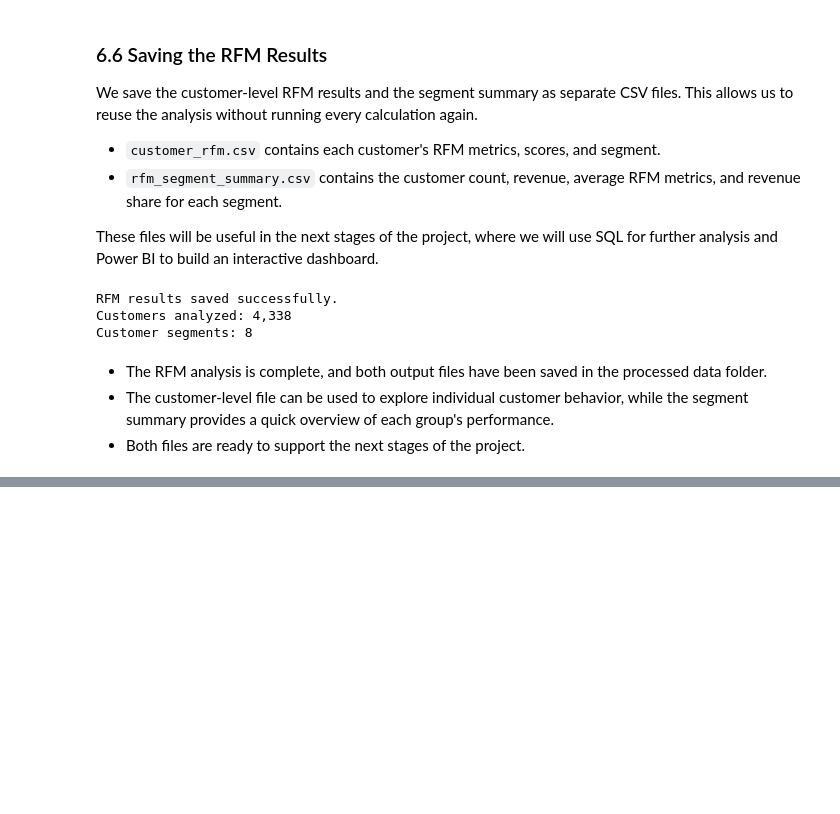
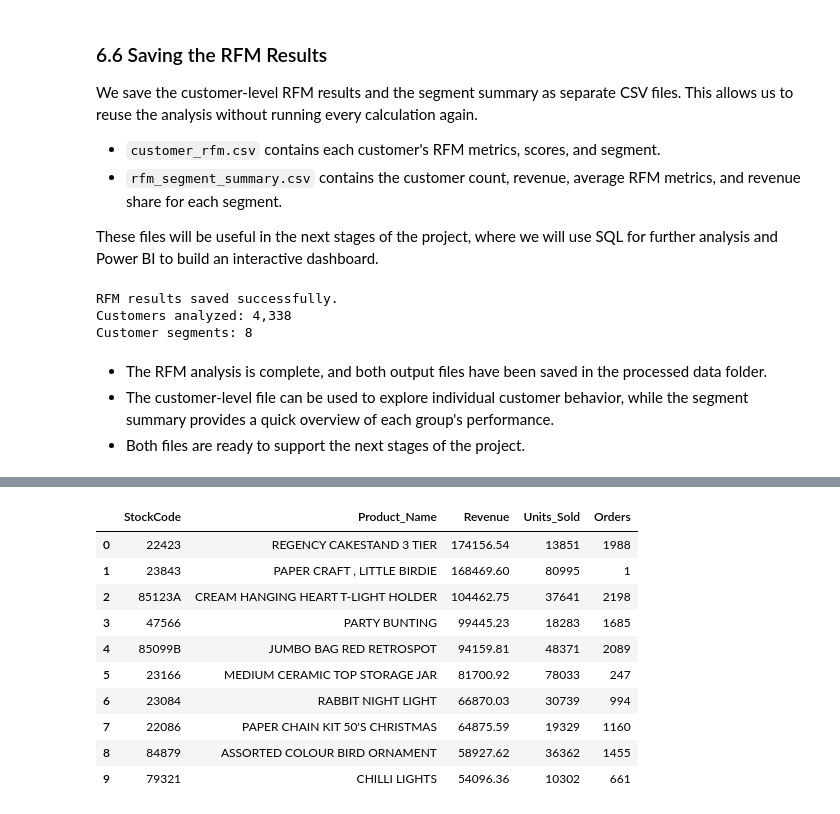
Before and after one commit to sahelsepehri/data-analysis-portfolio, a Jupyter notebook: ecommerce-sales-analysis/notebooks/E-commerce Sales Performance Analysis.ipynb, the cells around one changed output, grey strips where cells are left out. Cells and saved outputs as stored; diff of their text form; code cells hidden in the pictures; blank space fills up the shorter version.

```diff
--- a/ecommerce-sales-analysis/notebooks/E-commerce Sales Performance Analysis.ipynb
+++ b/ecommerce-sales-analysis/notebooks/E-commerce Sales Performance Analysis.ipynb
@@ -1249,0 +1458,42 @@ Customer segments: 8
+# %%
+top_products_sql = pd.read_sql_query(
+    """
+    SELECT
+        StockCode,
+        MIN(Description) AS Product_Name,
+        ROUND(SUM(Revenue), 2) AS Revenue,
+        SUM(Quantity) AS Units_Sold,
+        COUNT(DISTINCT InvoiceNo) AS Orders
+    FROM sales
+    WHERE UPPER(COALESCE(StockCode, ''))
+        NOT IN ('DOT', 'POST', 'M', 'D')
+      AND UPPER(COALESCE(Description, ''))
+        NOT LIKE '%POSTAGE%'
+      AND UPPER(COALESCE(Description, ''))
+        NOT LIKE '%MANUAL%'
+      AND UPPER(COALESCE(Description, ''))
+        NOT LIKE '%DISCOUNT%'
+      AND UPPER(COALESCE(Description, ''))
+        NOT LIKE '%BANK CHARGES%'
+      AND UPPER(COALESCE(Description, ''))
+        NOT LIKE '%AMAZON FEE%'
+    GROUP BY StockCode
+    ORDER BY SUM(Revenue) DESC
+    LIMIT 10
+    """,
+    conn
+)
+
+display(top_products_sql)
+# %% [output]
+|  | StockCode | Product_Name | Revenue | Units_Sold | Orders |
+| 0 | 22423 | REGENCY CAKESTAND 3 TIER | 174156.54 | 13851 | 1988 |
+| 1 | 23843 | PAPER CRAFT , LITTLE BIRDIE | 168469.60 | 80995 | 1 |
+| 2 | 85123A | CREAM HANGING HEART T-LIGHT HOLDER | 104462.75 | 37641 | 2198 |
+| 3 | 47566 | PARTY BUNTING | 99445.23 | 18283 | 1685 |
+| 4 | 85099B | JUMBO BAG RED RETROSPOT | 94159.81 | 48371 | 2089 |
+| 5 | 23166 | MEDIUM CERAMIC TOP STORAGE JAR | 81700.92 | 78033 | 247 |
+| 6 | 23084 | RABBIT NIGHT LIGHT | 66870.03 | 30739 | 994 |
+| 7 | 22086 | PAPER CHAIN KIT 50'S CHRISTMAS | 64875.59 | 19329 | 1160 |
+| 8 | 84879 | ASSORTED COLOUR BIRD ORNAMENT | 58927.62 | 36362 | 1455 |
+| 9 | 79321 | CHILLI LIGHTS | 54096.36 | 10302 | 661 |
```
Also changed, not shown: parts of 30 cells of this notebook, 8 other files.
